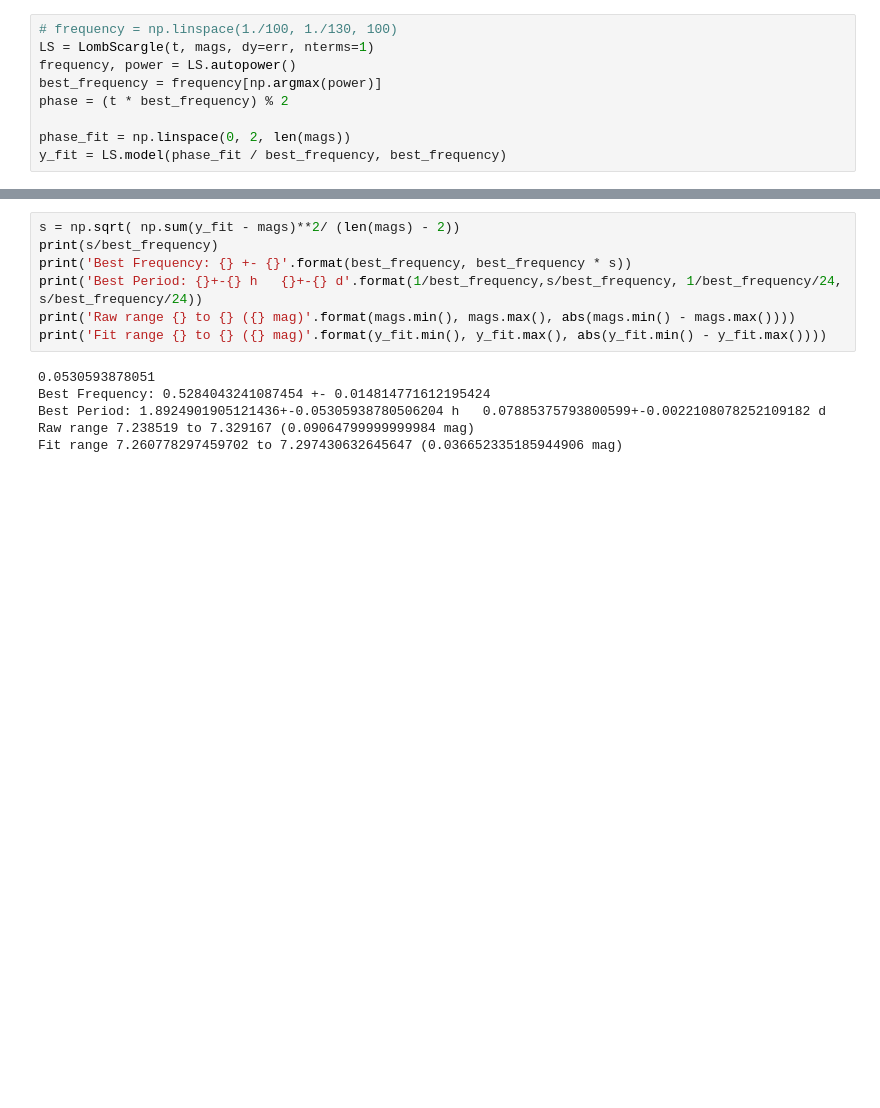
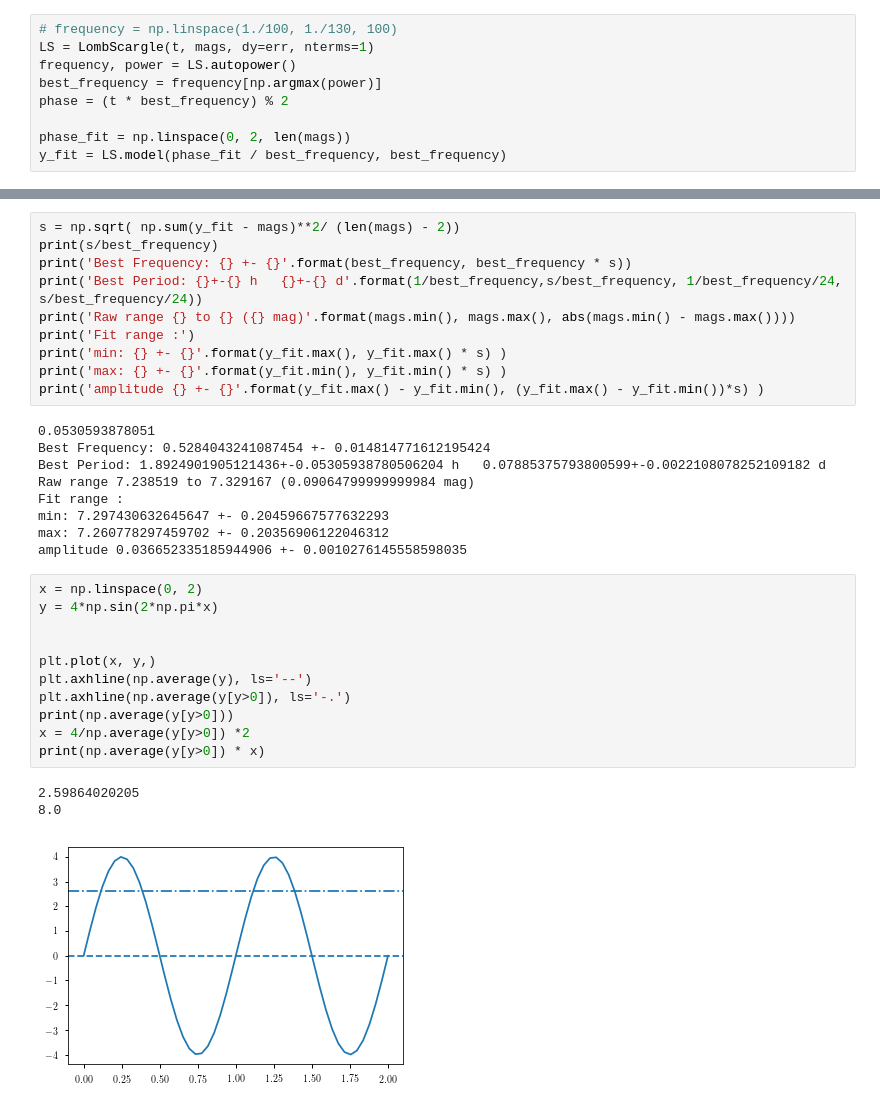
Before and after one commit to mileslucas/astro344l, a Jupyter notebook: project/src/project.ipynb, the cells around one changed output, grey strips where cells are left out. Drawn from its saved outputs; the diff is of its cells as text; blank space fills up the shorter version.

```diff
--- a/project/src/project.ipynb
+++ b/project/src/project.ipynb
@@ -88,10 +88,31 @@ print(s/best_frequency)
 print('Best Frequency: {} +- {}'.format(best_frequency, best_frequency * s))
 print('Best Period: {}+-{} h   {}+-{} d'.format(1/best_frequency,s/best_frequency, 1/best_frequency/24, s/best_frequency/24))
 print('Raw range {} to {} ({} mag)'.format(mags.min(), mags.max(), abs(mags.min() - mags.max())))
-print('Fit range {} to {} ({} mag)'.format(y_fit.min(), y_fit.max(), abs(y_fit.min() - y_fit.max())))
+print('Fit range :')
+print('min: {} +- {}'.format(y_fit.max(), y_fit.max() * s) )
+print('max: {} +- {}'.format(y_fit.min(), y_fit.min() * s) )
+print('amplitude {} +- {}'.format(y_fit.max() - y_fit.min(), (y_fit.max() - y_fit.min())*s) )
 # %% [output]
 0.0530593878051
 Best Frequency: 0.5284043241087454 +- 0.014814771612195424
 Best Period: 1.8924901905121436+-0.05305938780506204 h   0.07885375793800599+-0.0022108078252109182 d
 Raw range 7.238519 to 7.329167 (0.09064799999999984 mag)
-Fit range 7.260778297459702 to 7.297430632645647 (0.036652335185944906 mag)
+Fit range :
+min: 7.297430632645647 +- 0.20459667577632293
+max: 7.260778297459702 +- 0.20356906122046312
+amplitude 0.036652335185944906 +- 0.0010276145558598035
+# %%
+x = np.linspace(0, 2)
+y = 4*np.sin(2*np.pi*x)
+
+
+plt.plot(x, y,)
+plt.axhline(np.average(y), ls='--')
+plt.axhline(np.average(y[y>0]), ls='-.')
+print(np.average(y[y>0]))
+x = 4/np.average(y[y>0]) *2
+print(np.average(y[y>0]) * x)
+# %% [output]
+2.59864020205
+8.0
+[figure, added]
```
Also changed, not shown: parts of 3 cells of this notebook, 8 other files.
